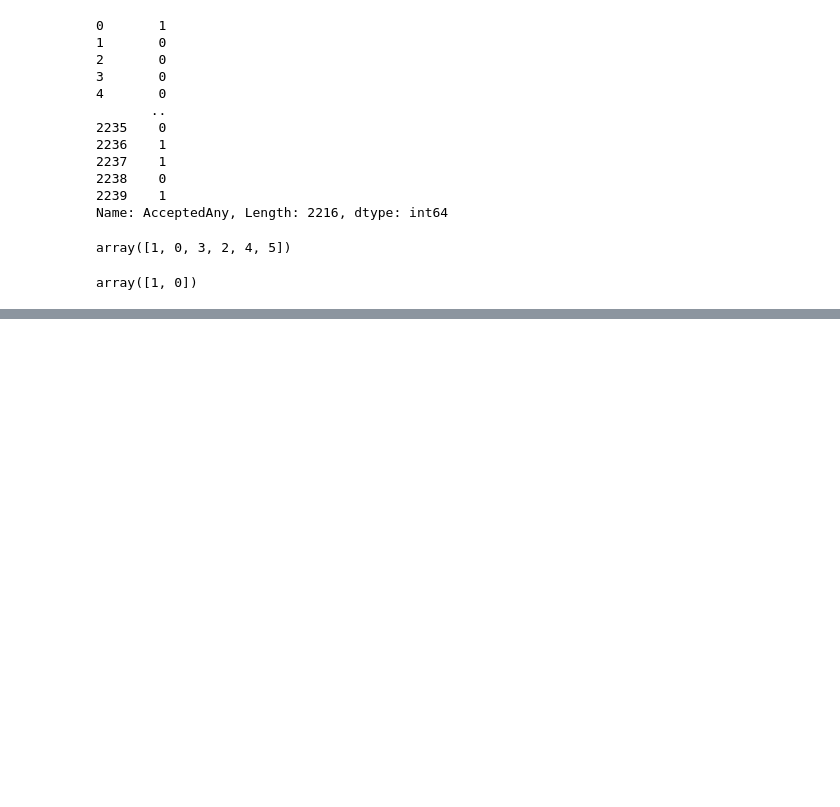
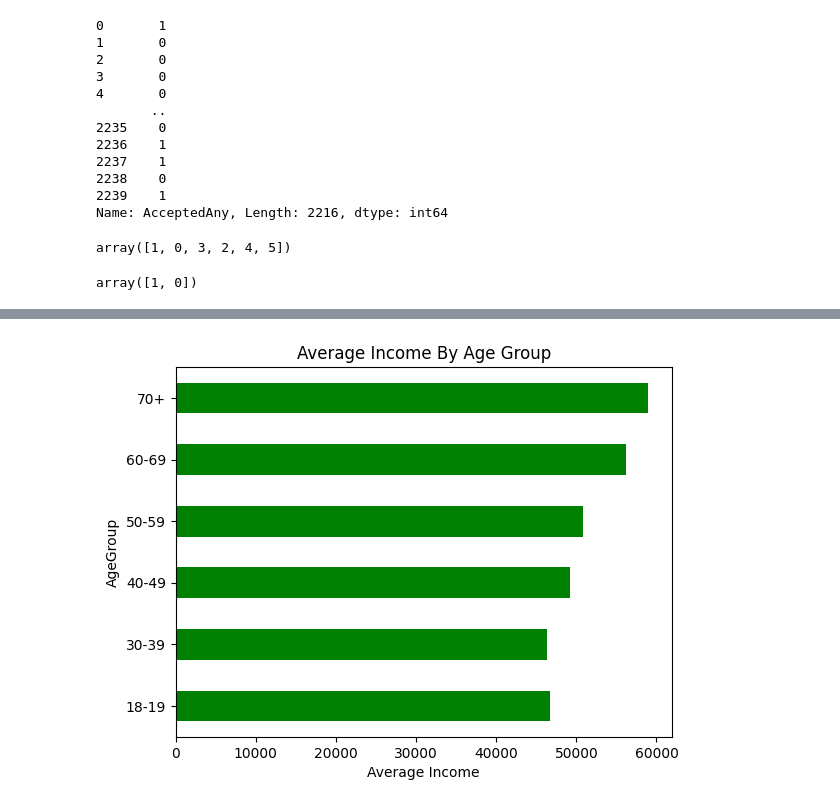
Before and after one commit to mahfuzur-mafu/Customer-Segmentation-Using-ML-Clustering, a Jupyter notebook: project.ipynb, the cells around one changed output, grey strips where cells are left out. Cells and saved outputs as stored; diff of their text form; code cells hidden in the pictures; blank space fills up the shorter version.

```diff
--- a/project.ipynb
+++ b/project.ipynb
@@ -430,0 +453,6 @@ array([1, 0])
+# %%
+bins = [18,30,40,50,60,70,90]
+# %%
+labels = ["18-19","30-39","40-49","50-59","60-69","70+"]
+# %%
+df["AgeGroup"] = pd.cut(df["Age"], bins = bins ,  labels= labels)
@@ -430,0 +475,2 @@ array([1, 0])
+# %%
+group3 = df.groupby("AgeGroup")["Income"].mean()
@@ -430,0 +488,7 @@ array([1, 0])
+# %%
+group3.plot(kind="barh", color = "g")
+plt.title("Average Income By Age Group")
+plt.xlabel("Average Income")
+plt.show()
+# %% [output]
+[figure, added]
```
Also changed, not shown: parts of 30 cells of this notebook.
